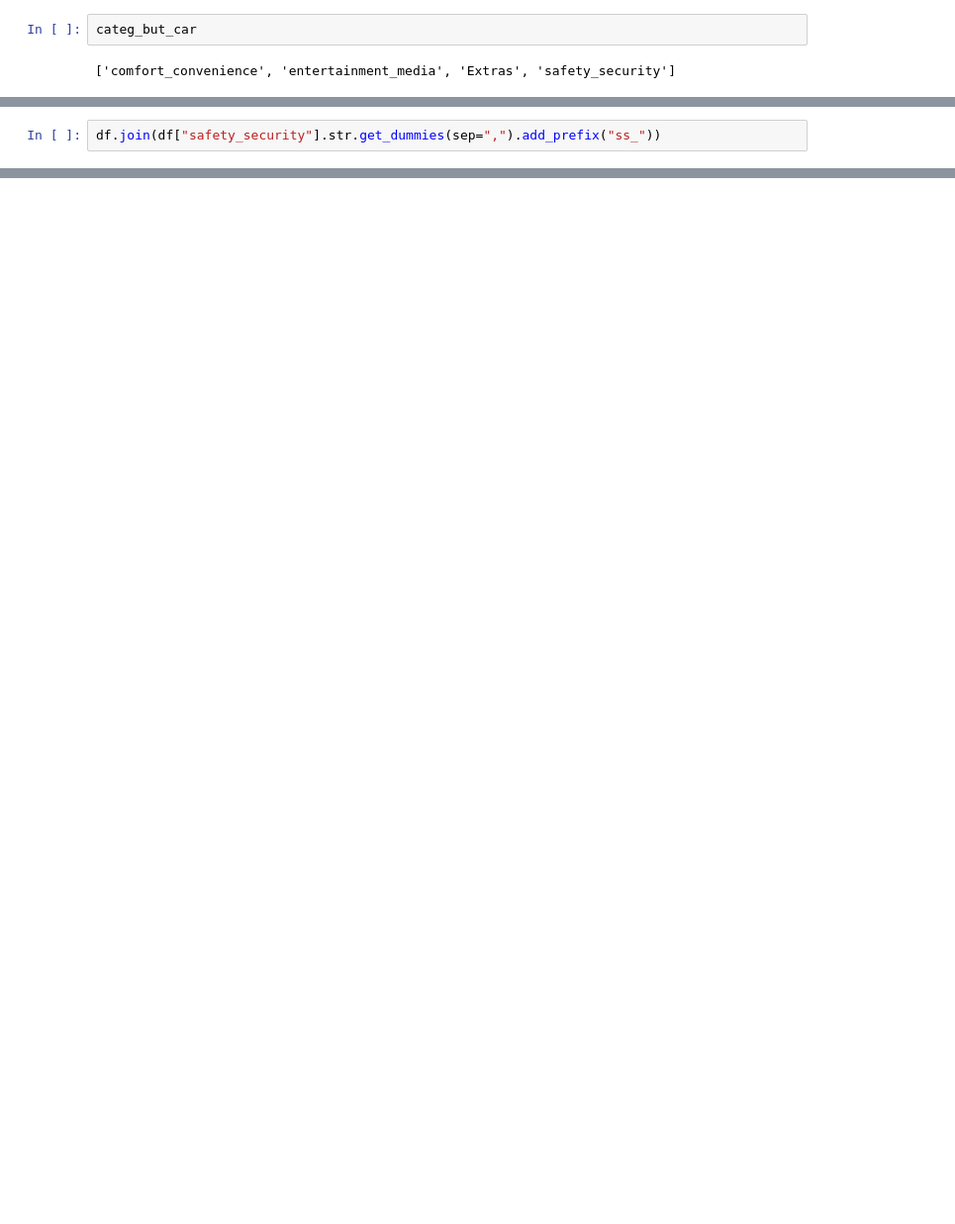
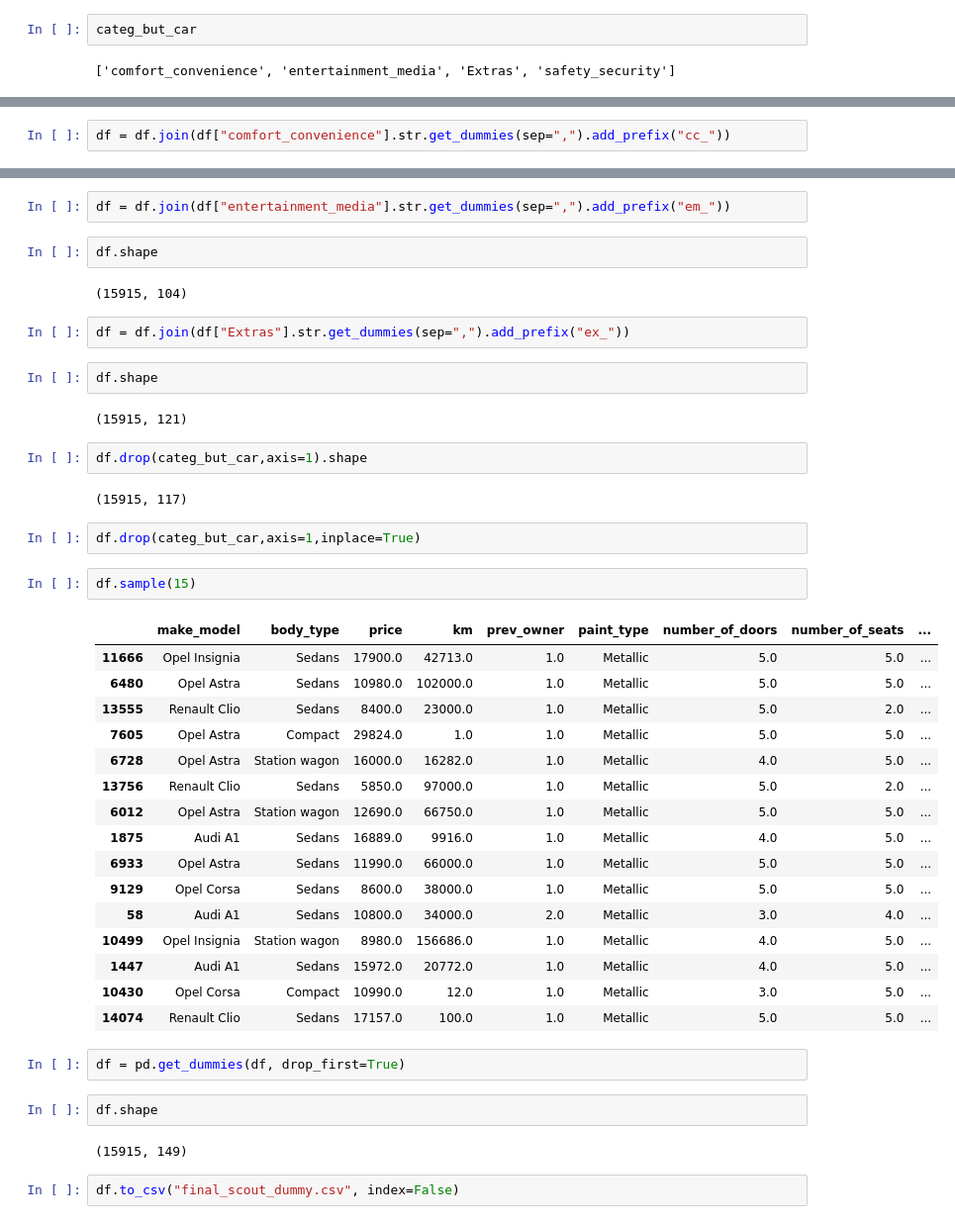
Before and after one commit to B-dogan/Capstone-Projects-Data-Analysis, a Jupyter notebook: Handling_With_Outliers.ipynb, the cells around one changed output, grey strips where cells are left out. Shown at 99% size. Saved outputs shown, nothing was run; the diff lists cells and outputs as text; blank space fills up the shorter version.

```diff
--- a/Handling_With_Outliers.ipynb
+++ b/Handling_With_Outliers.ipynb
@@ -1586,2 +1574,2 @@ Name: safety_security, Length: 15915, dtype: object
 # %%
-df.join(df["safety_security"].str.get_dummies(sep=",").add_prefix("ss_"))
+df = df.join(df["comfort_convenience"].str.get_dummies(sep=",").add_prefix("cc_"))
@@ -1601,0 +1580,45 @@ df.join(df["safety_security"].str.get_dummies(sep=",").add_prefix("ss_"))
+# %%
+df = df.join(df["entertainment_media"].str.get_dummies(sep=",").add_prefix("em_"))
+# %%
+df.shape
+# %% [output]
+(15915, 104)
+# %%
+df = df.join(df["Extras"].str.get_dummies(sep=",").add_prefix("ex_"))
+# %%
+df.shape
+# %% [output]
+(15915, 121)
+# %%
+df.drop(categ_but_car,axis=1).shape
+# %% [output]
+(15915, 117)
+# %%
+df.drop(categ_but_car,axis=1,inplace=True)
+# %%
+df.sample(15)
+# %% [output]
+|  | make_model | body_type | price | km | prev_owner | paint_type | number_of_doors | number_of_seats | ... |
+| 11666 | Opel Insignia | Sedans | 17900.0 | 42713.0 | 1.0 | Metallic | 5.0 | 5.0 | ... |
+| 6480 | Opel Astra | Sedans | 10980.0 | 102000.0 | 1.0 | Metallic | 5.0 | 5.0 | ... |
+| 13555 | Renault Clio | Sedans | 8400.0 | 23000.0 | 1.0 | Metallic | 5.0 | 2.0 | ... |
+| 7605 | Opel Astra | Compact | 29824.0 | 1.0 | 1.0 | Metallic | 5.0 | 5.0 | ... |
+| 6728 | Opel Astra | Station wagon | 16000.0 | 16282.0 | 1.0 | Metallic | 4.0 | 5.0 | ... |
+| 13756 | Renault Clio | Sedans | 5850.0 | 97000.0 | 1.0 | Metallic | 5.0 | 2.0 | ... |
+| 6012 | Opel Astra | Station wagon | 12690.0 | 66750.0 | 1.0 | Metallic | 5.0 | 5.0 | ... |
+| 1875 | Audi A1 | Sedans | 16889.0 | 9916.0 | 1.0 | Metallic | 4.0 | 5.0 | ... |
+| 6933 | Opel Astra | Sedans | 11990.0 | 66000.0 | 1.0 | Metallic | 5.0 | 5.0 | ... |
+| 9129 | Opel Corsa | Sedans | 8600.0 | 38000.0 | 1.0 | Metallic | 5.0 | 5.0 | ... |
+| 58 | Audi A1 | Sedans | 10800.0 | 34000.0 | 2.0 | Metallic | 3.0 | 4.0 | ... |
+| 10499 | Opel Insignia | Station wagon | 8980.0 | 156686.0 | 1.0 | Metallic | 4.0 | 5.0 | ... |
+| 1447 | Audi A1 | Sedans | 15972.0 | 20772.0 | 1.0 | Metallic | 4.0 | 5.0 | ... |
+| 10430 | Opel Corsa | Compact | 10990.0 | 12.0 | 1.0 | Metallic | 3.0 | 5.0 | ... |
+| 14074 | Renault Clio | Sedans | 17157.0 | 100.0 | 1.0 | Metallic | 5.0 | 5.0 | ... |
+# %%
+df = pd.get_dummies(df, drop_first=True)
+# %%
+df.shape
+# %% [output]
+(15915, 149)
+# %%
+df.to_csv("final_scout_dummy.csv", index=False)
```
Also changed, not shown: parts of 10 cells of this notebook, 1 other file.
